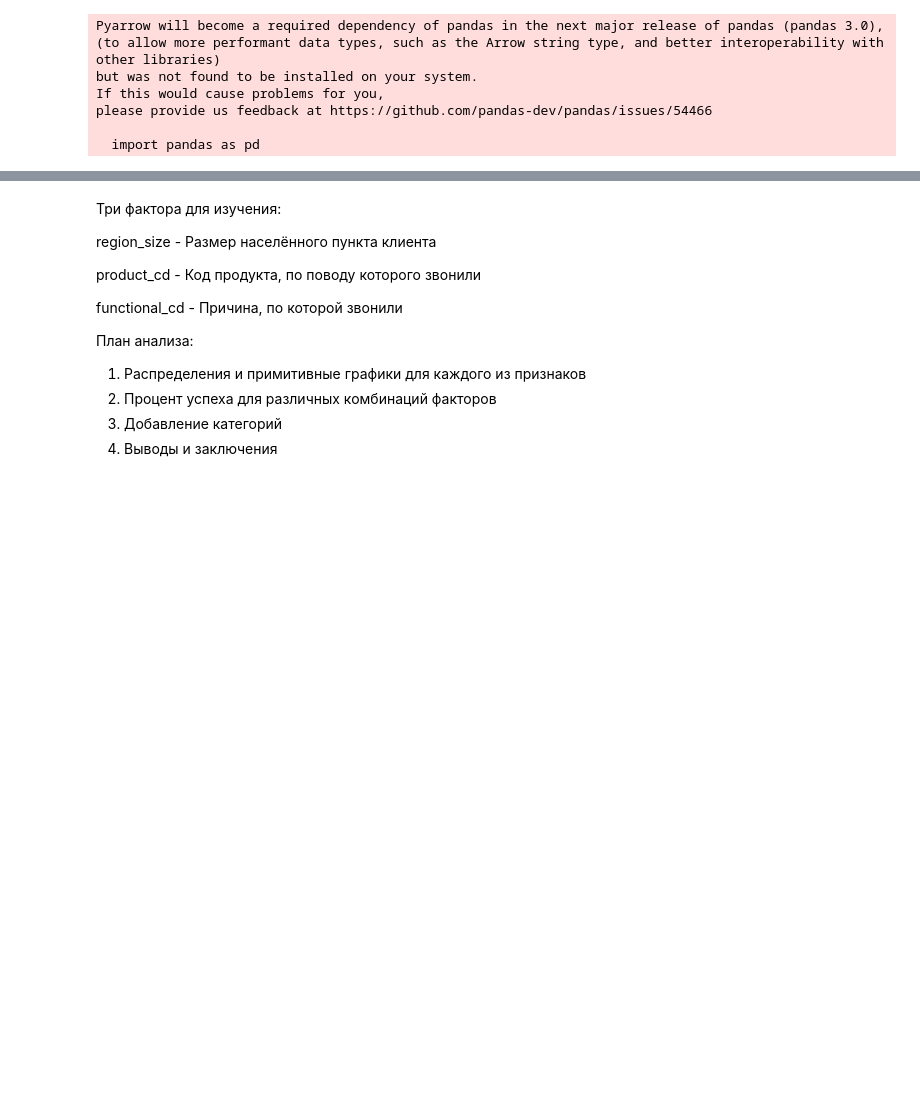
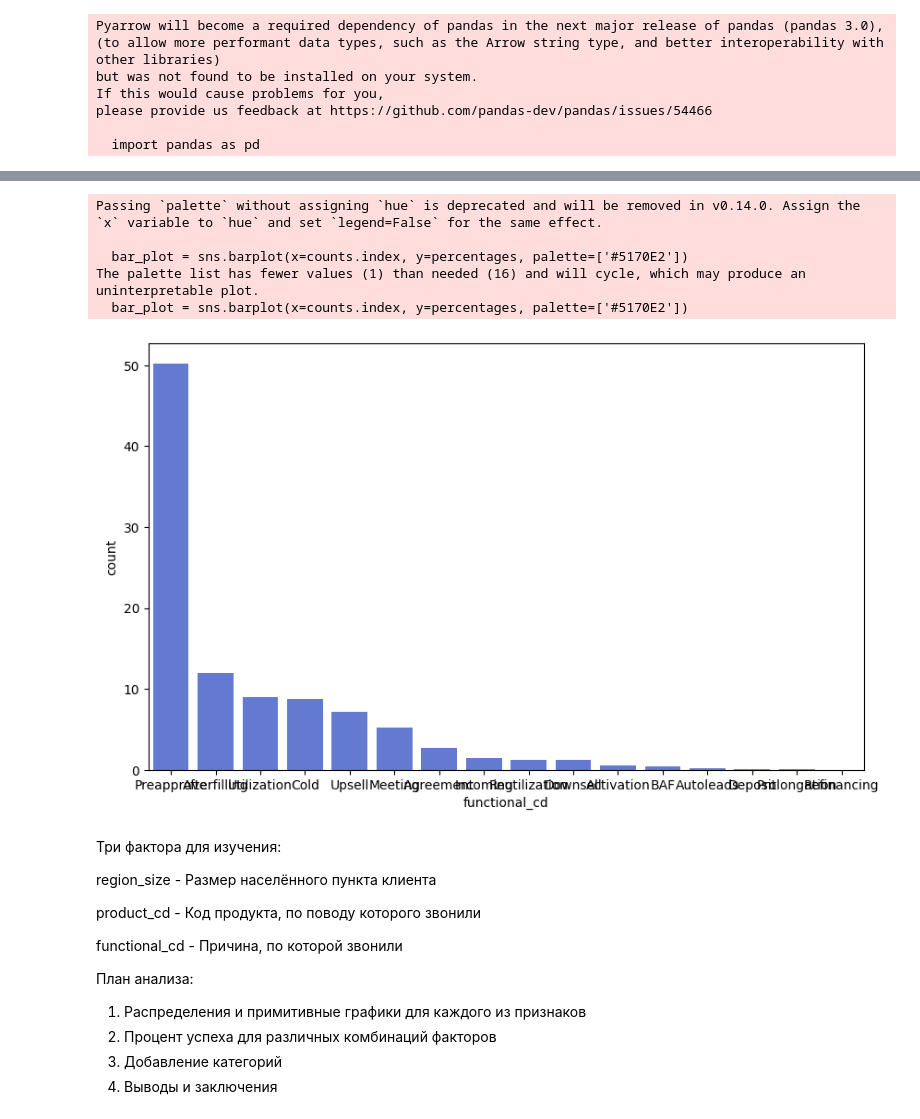
Before and after one commit to bygaga993/bread_dano_2024, a Jupyter notebook: analyse.ipynb, the cells around one changed output, grey strips where cells are left out. Cells and saved outputs as stored; diff of their text form; code cells hidden in the pictures; blank space fills up the shorter version.

```diff
--- a/analyse.ipynb
+++ b/analyse.ipynb
@@ -25,3 +61,18 @@ df.head(5)
+# %%
+counts = df['functional_cd'].value_counts()
+percentages = 100 * counts / counts.sum()
+# %%
+plt.figure(figsize=(10, 6))
+bar_plot = sns.barplot(x=counts.index, y=percentages, palette=['#5170E2'])
+plt.savefig('functional_cd.png')
+plt.show()
+# %% [output]
+Passing `palette` without assigning `hue` is deprecated and will be removed in v0.14.0. Assign the `x` variable to `hue` and set `legend=False` for the same effect.
+
+  bar_plot = sns.barplot(x=counts.index, y=percentages, palette=['#5170E2'])
+The palette list has fewer values (1) than needed (16) and will cycle, which may produce an uninterpretable plot.
+  bar_plot = sns.barplot(x=counts.index, y=percentages, palette=['#5170E2'])
+[figure, added]
 # %% [markdown]
 Три фактора для изучения:
 
```
Also changed, not shown: parts of 9 cells of this notebook, 2 other files.
